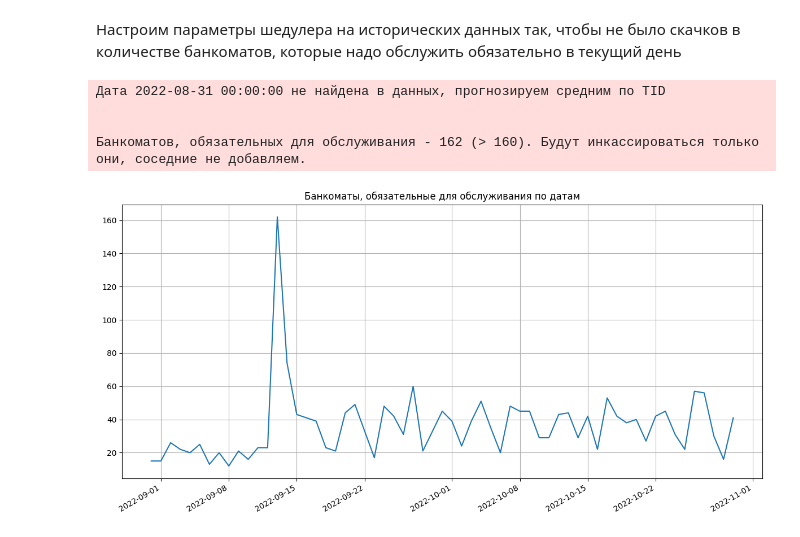
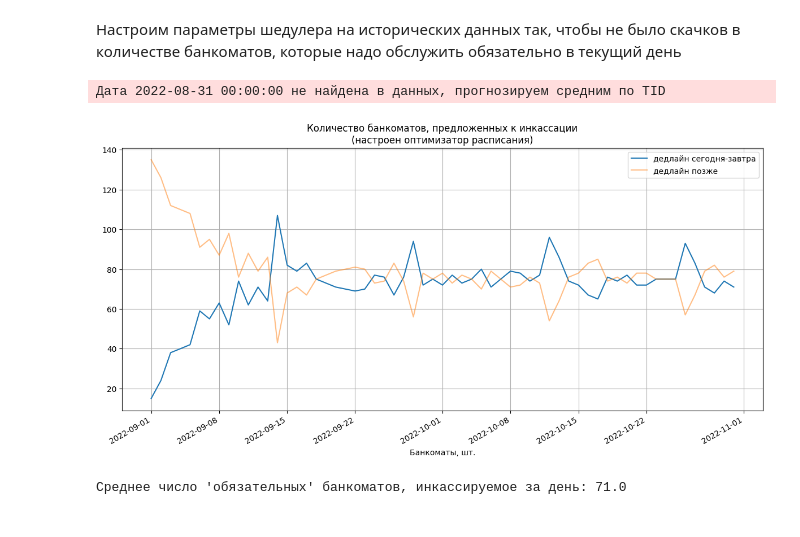
Before and after one commit to SerSmith/bank_schedule, a Jupyter notebook: notebooks/optimization_researches.ipynb, the cells around one changed output. Drawn from its saved outputs; the diff is of its cells as text; code cells hidden in the pictures.

```diff
--- a/notebooks/optimization_researches.ipynb
+++ b/notebooks/optimization_researches.ipynb
@@ -74,4 +54,4 @@ geo_df = loader.get_geo_TIDS()
 incomes_df = loader.get_money_in()
 
 initial_residuals = scheduler.get_initial_resuduals(loader,
-                                                    last_collection_equal_to_initial=True)
+                                                    last_collection_method='constant')
@@ -108,20 +92,21 @@ lgbm_mdl = forecast.IncomeForecastLGBM()
 # %%
 horizon = 14
 deadline_thresh = 1
-atms_per_day = 160
-neighborhood_radius = 10
-use_greedy = True
+atms_per_day = 150
+neighborhood_radius = 15
+use_greedy = False
 
 residuals = initial_residuals.copy()
 today = scheduler.get_today_from_residuals(residuals)
 
 end_date = pd.to_datetime('2022-10-31')
 
-dates_list, n_mandatory_atms_list = [], []
+dates_list, n_mandatory_atms_list, n_other_atms_list, resids_list = [], [], [], []
 
 while today < end_date:
-    dates_list.append(today)
     tomorrow = today + pd.Timedelta(days=1)
+    # прогнозируем сегодня с вечера, а объезжаем завтра
+    dates_list.append(tomorrow)
     residuals = scheduler.prepare_residual_to_schedule_creation(residuals, lgbm_mdl, horizon=horizon)
     atms_for_today_collection = scheduler.get_atms_for_today_collection(loader,
                                                                         residuals,
@@ -132,36 +117,45 @@ while today < end_date:
 
 
     n_mandatory_atms = atms_for_today_collection['is_mandatory'].sum()
+    n_other_atms = atms_for_today_collection.shape[0] - n_mandatory_atms
+
     n_mandatory_atms_list.append(n_mandatory_atms)
+    n_other_atms_list.append(n_other_atms)
+
     collected_tids = atms_for_today_collection['TID'].to_list()
 
     # обнуляем остатки и дату в инкассированных банкоматах
     collected_cond = residuals['TID'].isin(collected_tids)
     residuals['date'] = tomorrow
     residuals.loc[collected_cond, 'money'] = 0
     residuals.loc[collected_cond, 'last_collection_date'] = tomorrow
     residuals.loc[collected_cond, 'overflow_date'] = pd.NaT
 
     # считаем остаток на вечер дня инкассации, зная income за этот день
     resid_money = residuals.set_index('TID')['money']
     income_money = incomes_df.set_index('TID')
     income_money = income_money.loc[income_money['date']==tomorrow, 'money_in']
     income_money = income_money[resid_money.index]
 
     residuals['money'] = (resid_money + income_money).values
+    resids_list.append(residuals)
 
     today = tomorrow
 
 fig, ax = plt.subplots(figsize=(12, 6))
-plt.plot(pd.Series(data=n_mandatory_atms_list, index=dates_list))
-plt.title('Банкоматы, обязательные для обслуживания по датам')
+plt.plot(pd.Series(data=n_mandatory_atms_list, index=dates_list), label='дедлайн сегодня-завтра')
+plt.plot(pd.Series(data=n_other_atms_list, index=dates_list), label='дедлайн позже', alpha=.5)
+plt.title('Количество банкоматов, предложенных к инкассации\n(настроен оптимизатор расписания)')
 fig.autofmt_xdate()
 plt.tight_layout()
+plt.legend()
+plt.xlabel('Банкоматы, шт.')
 plt.grid()
+
 plt.show()
+
+print("Среднее число 'обязательных' банкоматов, инкассируемое за день:", round(np.mean(n_mandatory_atms_list), 0))
 # %% [output]
 Дата 2022-08-31 00:00:00 не найдена в данных, прогнозируем средним по TID
-
-
-Банкоматов, обязательных для обслуживания - 162 (> 160). Будут инкассироваться только они, соседние не добавляем.
-[figure, old version]
+[figure, new version]
+Среднее число 'обязательных' банкоматов, инкассируемое за день: 71.0
```
Also changed, not shown: parts of 20 cells of this notebook, 6 other files.
